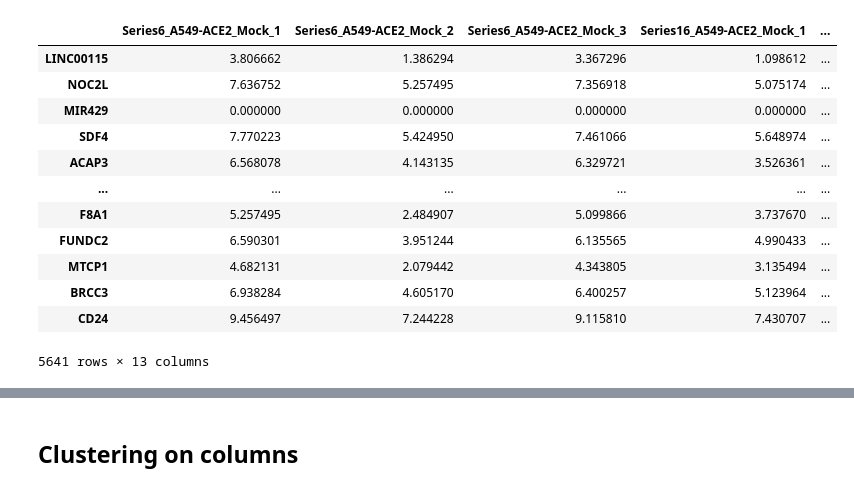
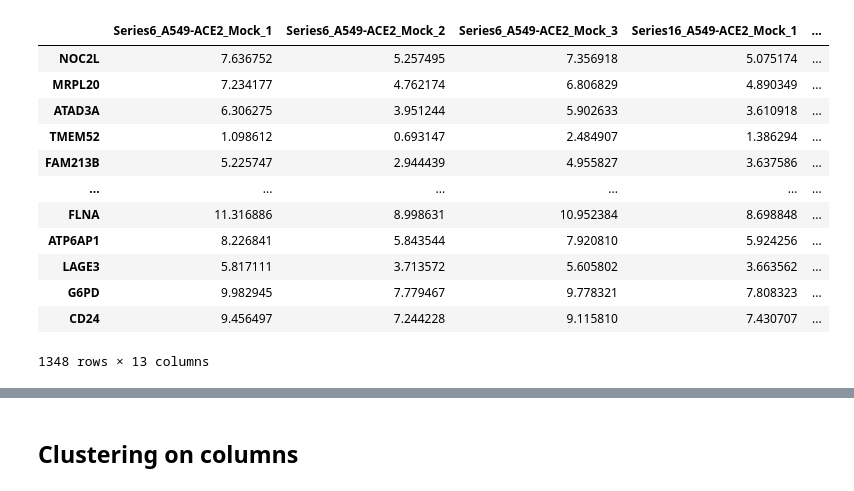
Before and after one commit to PRodrigues98/Analysis-of-regulatory-response-to-SARS-CoV-2-infection, a Jupyter notebook: Clustering/Clustering_A549-ACE.ipynb, the cells around one changed output, grey strips where cells are left out. Saved outputs shown, nothing was run; the diff lists cells and outputs as text; code cells hidden in the pictures.

```diff
--- a/Clustering/Clustering_A549-ACE.ipynb
+++ b/Clustering/Clustering_A549-ACE.ipynb
@@ -15,23 +16,23 @@ from sklearn.metrics import adjusted_rand_score
 # %%
 data = dt.get_data('A549', 'healthy_ace2', 'sars-cov2_ace2')
 columns_healthy = dt.get_columns('A549', 'healthy_ace2')
 columns_sars_cov2 = dt.get_columns('A549', 'sars-cov2_ace2')
 
-filtered_data = dt.get_p_values('welch', data, columns_healthy, columns_sars_cov2)
+filtered_data = dt.get_p_values('mannwhitneyu', data, columns_healthy, columns_sars_cov2, limit = 0.01)
 filtered_data
 # %% [output]
 |  | Series6_A549-ACE2_Mock_1 | Series6_A549-ACE2_Mock_2 | Series6_A549-ACE2_Mock_3 | Series16_A549-ACE2_Mock_1 | ... |
-| LINC00115 | 3.806662 | 1.386294 | 3.367296 | 1.098612 | ... |
 | NOC2L | 7.636752 | 5.257495 | 7.356918 | 5.075174 | ... |
-| MIR429 | 0.000000 | 0.000000 | 0.000000 | 0.000000 | ... |
-| SDF4 | 7.770223 | 5.424950 | 7.461066 | 5.648974 | ... |
-| ACAP3 | 6.568078 | 4.143135 | 6.329721 | 3.526361 | ... |
+| MRPL20 | 7.234177 | 4.762174 | 6.806829 | 4.890349 | ... |
+| ATAD3A | 6.306275 | 3.951244 | 5.902633 | 3.610918 | ... |
+| TMEM52 | 1.098612 | 0.693147 | 2.484907 | 1.386294 | ... |
+| FAM213B | 5.225747 | 2.944439 | 4.955827 | 3.637586 | ... |
 | ... | ... | ... | ... | ... | ... |
-| F8A1 | 5.257495 | 2.484907 | 5.099866 | 3.737670 | ... |
-| FUNDC2 | 6.590301 | 3.951244 | 6.135565 | 4.990433 | ... |
-| MTCP1 | 4.682131 | 2.079442 | 4.343805 | 3.135494 | ... |
-| BRCC3 | 6.938284 | 4.605170 | 6.400257 | 5.123964 | ... |
+| FLNA | 11.316886 | 8.998631 | 10.952384 | 8.698848 | ... |
+| ATP6AP1 | 8.226841 | 5.843544 | 7.920810 | 5.924256 | ... |
+| LAGE3 | 5.817111 | 3.713572 | 5.605802 | 3.663562 | ... |
+| G6PD | 9.982945 | 7.779467 | 9.778321 | 7.808323 | ... |
 | CD24 | 9.456497 | 7.244228 | 9.115810 | 7.430707 | ... |
-5641 rows × 13 columns
+1348 rows × 13 columns
 # %%
 filtered_data.drop(['p-value'], axis = 1, inplace = True)
```
Also changed, not shown: parts of 13 cells of this notebook, 23 other files.
